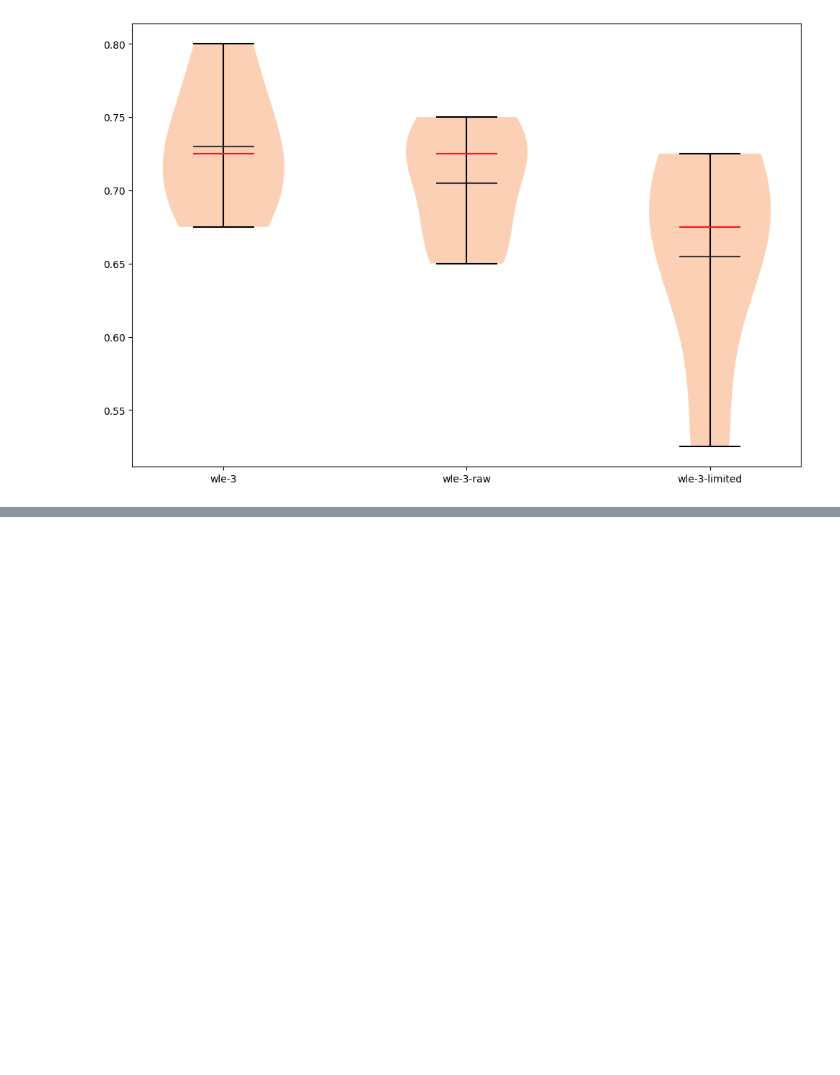
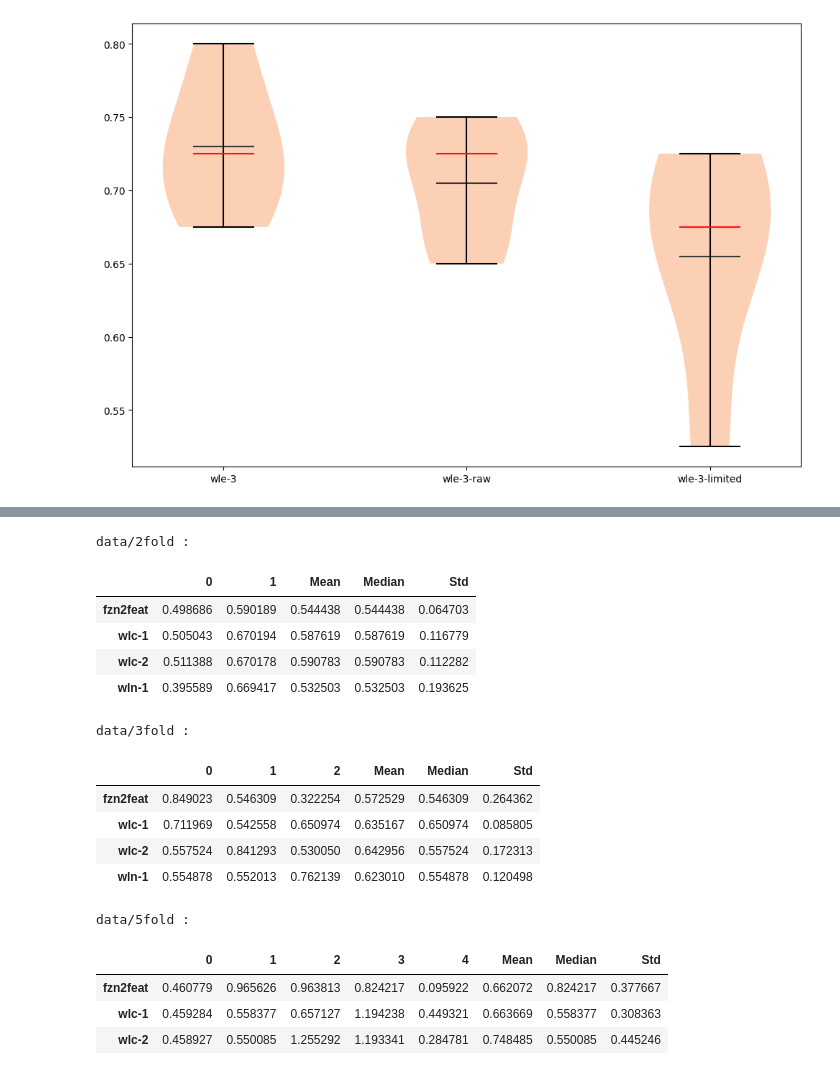
Before and after one commit to SeppiaBrilla/fzngraph_features, a Jupyter notebook: images.ipynb, the cells around one changed output, grey strips where cells are left out. Cells and saved outputs as stored; diff of their text form; code cells hidden in the pictures; blank space fills up the shorter version.

```diff
--- a/images.ipynb
+++ b/images.ipynb
@@ -155,0 +310,22 @@ plt.show()
+# %%
+for folder in ['data/2fold', 'data/3fold', 'data/5fold']:
+    print(folder, ':')
+    display(to_table(get_results(folder)))
+# %% [output]
+data/2fold :
+|  | 0 | 1 | Mean | Median | Std |
+| fzn2feat | 0.498686 | 0.590189 | 0.544438 | 0.544438 | 0.064703 |
+| wlc-1 | 0.505043 | 0.670194 | 0.587619 | 0.587619 | 0.116779 |
+| wlc-2 | 0.511388 | 0.670178 | 0.590783 | 0.590783 | 0.112282 |
+| wln-1 | 0.395589 | 0.669417 | 0.532503 | 0.532503 | 0.193625 |
+data/3fold :
+|  | 0 | 1 | 2 | Mean | Median | Std |
+| fzn2feat | 0.849023 | 0.546309 | 0.322254 | 0.572529 | 0.546309 | 0.264362 |
+| wlc-1 | 0.711969 | 0.542558 | 0.650974 | 0.635167 | 0.650974 | 0.085805 |
+| wlc-2 | 0.557524 | 0.841293 | 0.530050 | 0.642956 | 0.557524 | 0.172313 |
+| wln-1 | 0.554878 | 0.552013 | 0.762139 | 0.623010 | 0.554878 | 0.120498 |
+data/5fold :
+|  | 0 | 1 | 2 | 3 | 4 | Mean | Median | Std |
+| fzn2feat | 0.460779 | 0.965626 | 0.963813 | 0.824217 | 0.095922 | 0.662072 | 0.824217 | 0.377667 |
+| wlc-1 | 0.459284 | 0.558377 | 0.657127 | 1.194238 | 0.449321 | 0.663669 | 0.558377 | 0.308363 |
+| wlc-2 | 0.458927 | 0.550085 | 1.255292 | 1.193341 | 0.284781 | 0.748485 | 0.550085 | 0.445246 |
```
Also changed, not shown: parts of 5 cells of this notebook, 7 other files.
